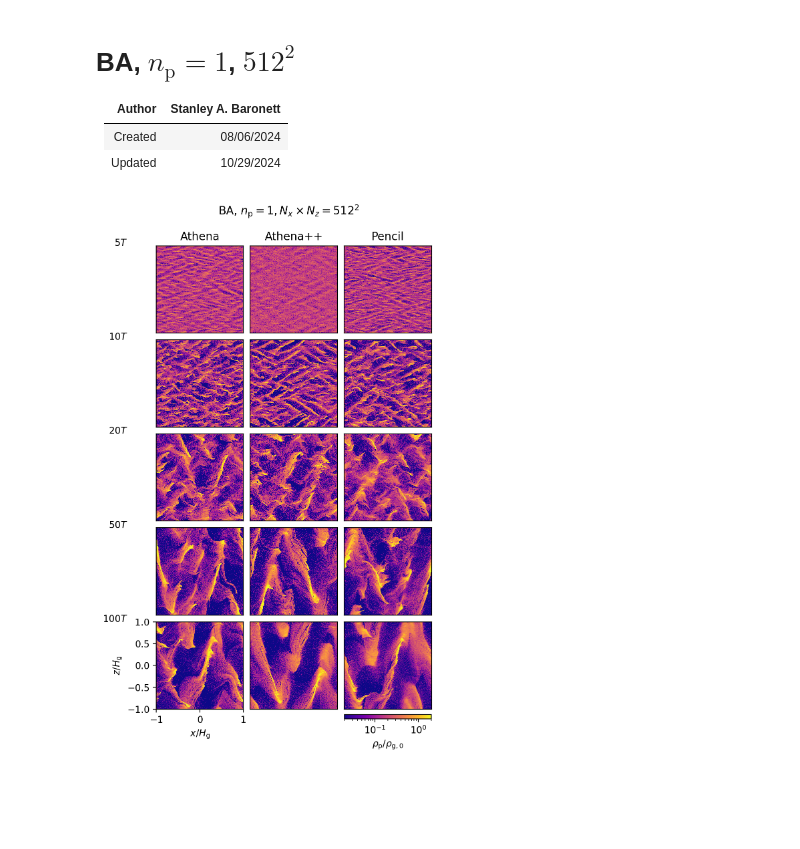
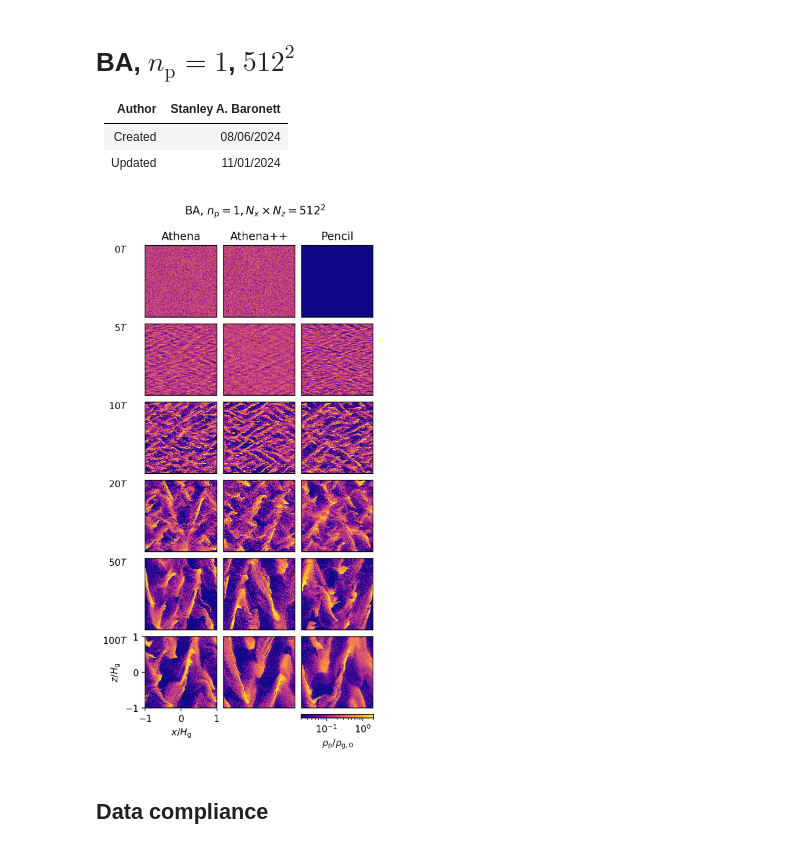
Before and after one commit to pfitsplus/sicc, a Jupyter notebook: ipynb/unstratified/BA/dust_particles/np1/512/BA-np1-512.ipynb, the cells around one changed output. Cells and saved outputs as stored; diff of their text form; code cells hidden in the pictures; blank space fills up the shorter version.

```diff
--- a/ipynb/unstratified/BA/dust_particles/np1/512/BA-np1-512.ipynb
+++ b/ipynb/unstratified/BA/dust_particles/np1/512/BA-np1-512.ipynb
@@ -4,51 +4,63 @@
 | Author  | Stanley A. Baronett  |
 |---------|----------------------|
 | Created |  08/06/2024          |
-| Updated |  10/29/2024          |
+| Updated |  11/01/2024          |
 # %%
 #===============================================================================
 import matplotlib.pyplot as plt
 import matplotlib.colors as colors
 from mpl_toolkits.axes_grid1 import AxesGrid
 import numpy as np
 
 root = f'/home/stanley/github/pfitsplus/sicc/data/'
 model = 'unstratified'
 problem = 'BA'
-n_p = 1
+dust = 'particles'
+n_p = 'np1'
 res = 512
-variation = f'dust_particles/np{n_p}/{res}'
+variation = f'dust_{dust}/{n_p}/{res}'
 codes = ['Athena', 'Athena++', 'Pencil']
-times = ['5', '10', '20', '50', '100'] # TODO: Try/Except for '0'
+times = [0, 5, 10, 20, 50, 100]
 vmin, vmax = 2e-2, 2e0 # BA CPDD > 85%; CPDD < 5%
-fig = plt.figure(figsize=(6, 9), dpi=200)
-fig.suptitle(rf'{problem}, $n_\mathrm{{p}} = {n_p}, N_x \times N_z = {res}^2$',
-             y=0.95)
+fig = plt.figure(figsize=(5, 9), dpi=200)
+if dust == 'particles':
+    fig.suptitle(rf'{problem}, $n_\mathrm{{p}} = {n_p[2:]}, N_x \times N_z = {res}^2$',
+                 y=0.95)
+elif dust == 'fluid':
+    fig.suptitle(rf'{problem}, dust fluid, $N_x \times N_z = {res}^2$',
+                 y=0.95)
 ax_grid = AxesGrid(fig, 111, nrows_ncols=(len(times), len(codes)),
                    direction='column', axes_pad=0.1, share_all=True,
                    label_mode='1')
 
 for j, code in enumerate(codes):
     path = f'{root}/{model}/{problem}/{variation}/{code}'
     ax_grid[j*len(times)].set_title(code)
-    grid = np.load(f'{path}/grid.npz')
     for i, time in enumerate(times):
-        rhop = np.load(f'{path}/rhop{time}.npz')['rhop']
+        try:
+            snap = np.load(f'{path}/{time}.npz')
+            x = snap['x']
+            z = snap['z']
+            rhop = snap['rhop']
+        except FileNotFoundError:
+            rhop = np.zeros_like(res**2, shape=(res, res))
         clip = np.clip(rhop, vmin, vmax)
-        pcm = ax_grid[j*len(times)+i].pcolormesh(grid['x'], grid['z'], clip,
-                                                 cmap='plasma', rasterized=True,
+        pcm = ax_grid[j*len(times)+i].pcolormesh(x, z, clip, cmap='plasma',
+                                                 rasterized=True,
                                                  norm=colors.LogNorm(vmin=vmin,
                                                                      vmax=vmax))
         if j == 0:
-            ax_grid[i].text(-0.33, 1, rf'{time}$T$', ha='right',
+            ax_grid[i].text(-0.25, 0.9, rf'{time}$T$', ha='right',
                             transform=ax_grid[i].transAxes)
         ax_grid[j*len(times)+i].tick_params(bottom=False, left=False)
 
-x = ax_grid[-1].get_position().x1 + 0.02 # TODO: OPTMIZE
-plt.colorbar(pcm, orientation='horizontal', shrink=0.28, anchor=(x, -0.15),
+x1 = ax_grid[-1].get_position().x1 + 0.02 # TODO: OPTMIZE
+plt.colorbar(pcm, orientation='horizontal', shrink=0.28, anchor=(x1, -0.15),
              label=r'$\rho_\mathrm{p}/\rho_\mathrm{g,0}$')
 ax_grid[len(times)-1].set(xlabel=r'$x/H_\mathrm{g}$', ylabel=r'$z/H_\mathrm{g}$')
 ax_grid[len(times)-1].tick_params(bottom=True, left=True)
-plt.savefig(f'BA-np1-512.png', dpi=600, bbox_inches='tight', pad_inches=0.01)
+plt.savefig(f'{problem}-{n_p}-{res}.png', dpi=600, bbox_inches='tight', pad_inches=0.01)
 # %% [output]
-[figure, old version]
+[figure, new version]
+# %% [markdown]
+## Data compliance
```
Also changed, not shown: parts of 4 cells of this notebook, 1 other file.
